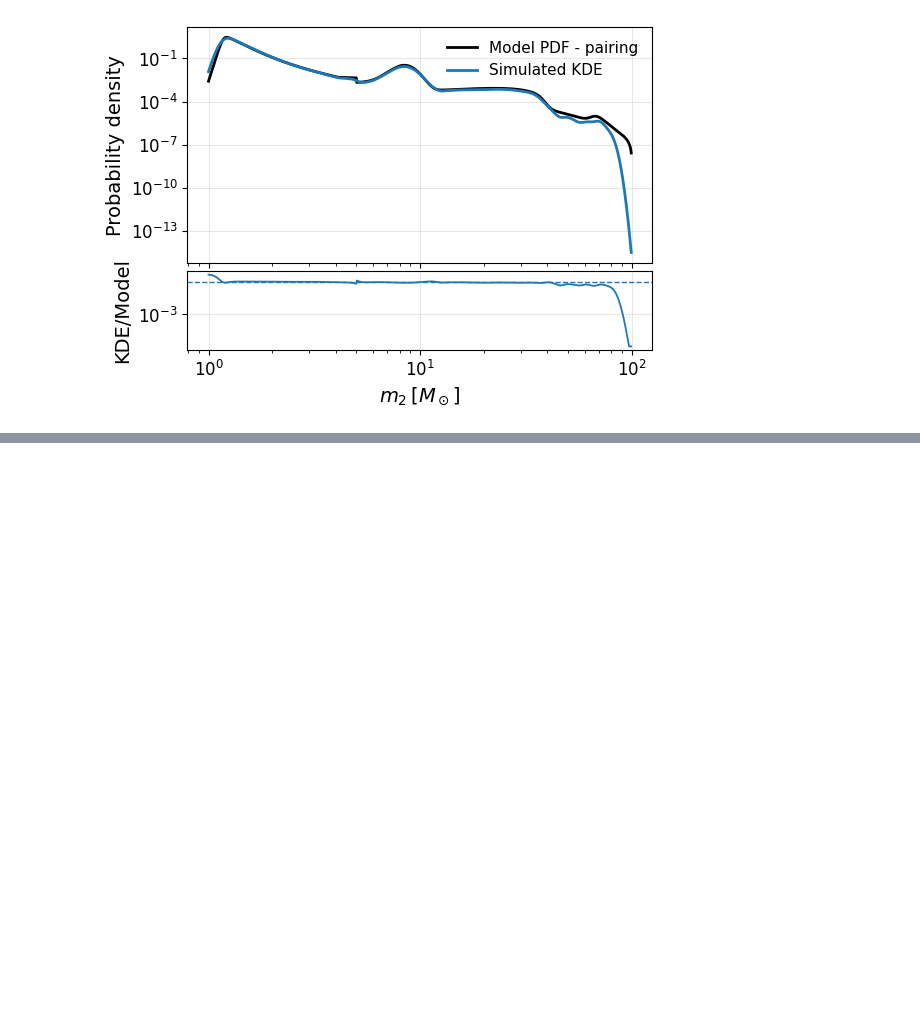
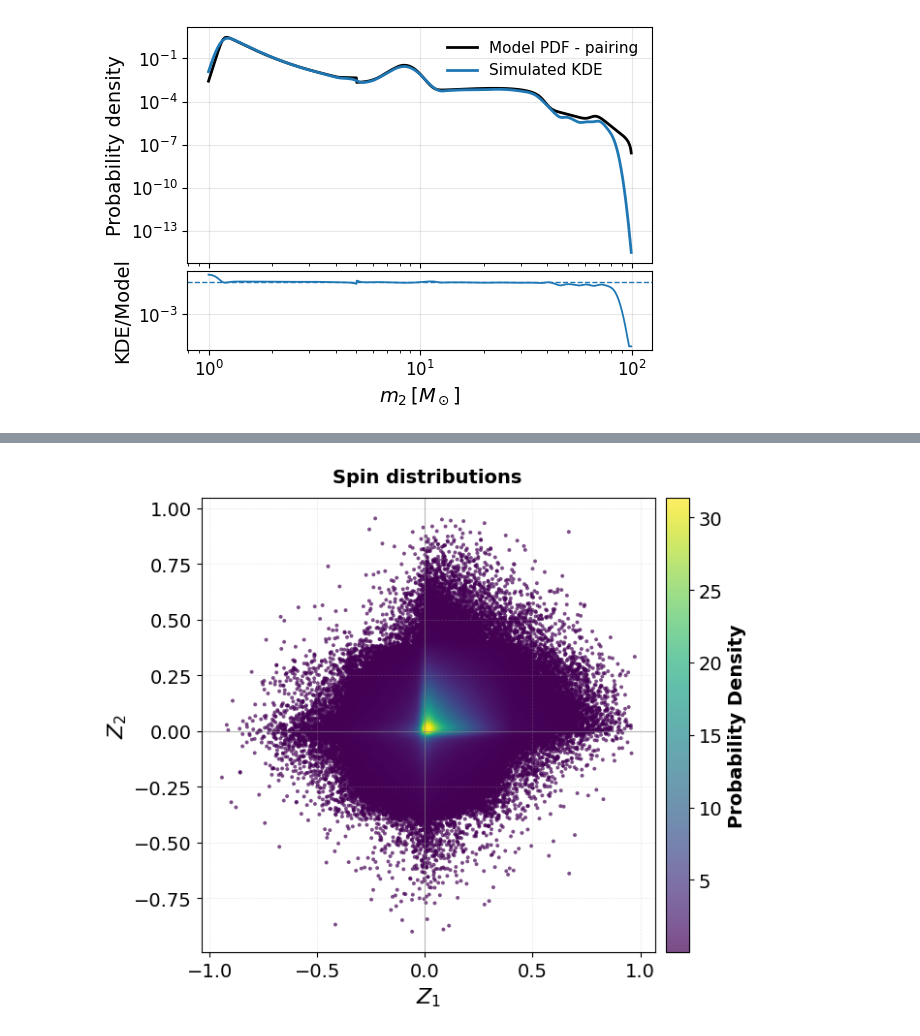
Before and after one commit to weizmannk/cbc-population-distributions, a Jupyter notebook: scripts/quick_start.ipynb, the cells around one changed output, grey strips where cells are left out. Saved outputs shown, nothing was run; the diff lists cells and outputs as text; code cells hidden in the pictures; blank space fills up the shorter version.

Commit message:
Add Spin distribution

```diff
--- a/scripts/quick_start.ipynb
+++ b/scripts/quick_start.ipynb
@@ -817,0 +787,96 @@ plt.show()
+# %%
+import numpy as np
+from astropy.table import Table
+from scipy.stats import gaussian_kde
+import matplotlib.pyplot as plt
+
+# ============================================================================
+# Configuration
+# ============================================================================
+N_SAMPLES = 10_000 # Number of samples to load
+FIGURE_SIZE = (7, 6)
+FONT_SIZE_LABEL = 16
+FONT_SIZE_TICK = 14
+FONT_SIZE_CBAR = 14
+SCATTER_SIZE = 8
+COLORMAP = 'viridis'  # or 'plasma', 'inferno', 'magma'
+
+# ============================================================================
+# Load and process data
+# ============================================================================
+table = Table.read(cbc_mass_distribution_file)[:N_SAMPLES]
+
+# Create processed table
+Farah = Table({
+    "mass1": table["mass_1"],
+    "mass2": table["mass_2"],
+    "spin1z": table["a_1"] * table["cos_tilt_1"],
+    "spin2z": table["a_2"] * table["cos_tilt_2"],
+})
+Farah.sort('mass1')
+
+# ============================================================================
+# Create visualization
+# ============================================================================
+fig, ax = plt.subplots(1, 1, figsize=FIGURE_SIZE)
+
+# Extract spin data
+spin1z = Farah['spin1z']
+spin2z = Farah['spin2z']
+
+# Compute KDE
+xy_spin = np.vstack([spin1z, spin2z])
+kde = gaussian_kde(xy_spin, bw_method='scott')
+z_spin = kde(xy_spin)
+
+# Sort by density for better visualization
+idx_spin = z_spin.argsort()
+spin1z_sorted = spin1z[idx_spin]
+spin2z_sorted = spin2z[idx_spin]
+z_spin_sorted = z_spin[idx_spin]
+
+# Create scatter plot
+scatter = ax.scatter(
+    spin1z_sorted,
+    spin2z_sorted,
+    c=z_spin_sorted,
+    s=SCATTER_SIZE,
+    cmap=COLORMAP,
+    alpha=0.7,
+    edgecolors='none'
+)
+
+# Customize axes
+ax.set_xlabel(r'$Z_1$', fontsize=FONT_SIZE_LABEL, fontweight='bold')
+ax.set_ylabel(r'$Z_2$', fontsize=FONT_SIZE_LABEL, fontweight='bold')
+ax.tick_params(axis='both', which='major', labelsize=FONT_SIZE_TICK)
+
+# Add grid for better readability
+ax.grid(True, alpha=0.3, linestyle='--', linewidth=0.5)
+
+# Add reference lines at zero
+ax.axhline(y=0, color='gray', linestyle='-', linewidth=0.8, alpha=0.5)
+ax.axvline(x=0, color='gray', linestyle='-', linewidth=0.8, alpha=0.5)
+
+# Colorbar
+cbar = fig.colorbar(scatter, ax=ax, pad=0.02)
+cbar.set_label(
+    "Probability Density",
+    fontsize=FONT_SIZE_CBAR,
+    fontweight='bold'
+)
+cbar.ax.tick_params(labelsize=FONT_SIZE_TICK)
+
+fig.suptitle(r"Spin distributions", fontsize=14, fontweight="bold", y=0.96)
+
+# # Set equal aspect ratio if desired
+# ax.set_aspect('equal', adjustable='box')
+
+# Optimize layout
+
+plt.savefig("spin_distribustion.pdf", dpi=300, bbox_inches="tight", pad_inches=0.05)
+plt.savefig("spin_distribustion.png", dpi=300, bbox_inches="tight", pad_inches=0.05)
+print("Figures saved: spin_distribustionpdf and spin_distribustion.png")
+plt.tight_layout()
+plt.show()
+# %% [output]
@@ -817,0 +884 @@ plt.show()
+[figure, added]
```
Also changed, not shown: parts of 7 cells of this notebook.
